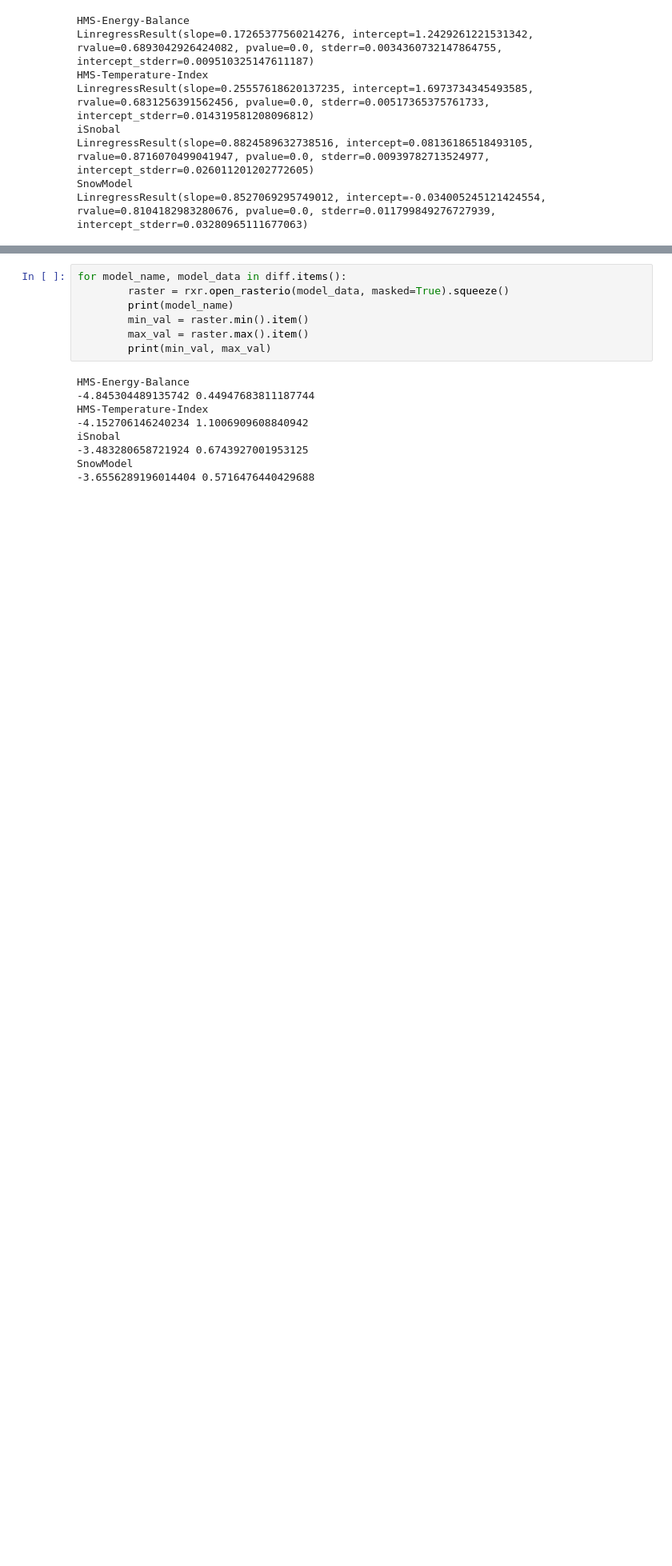
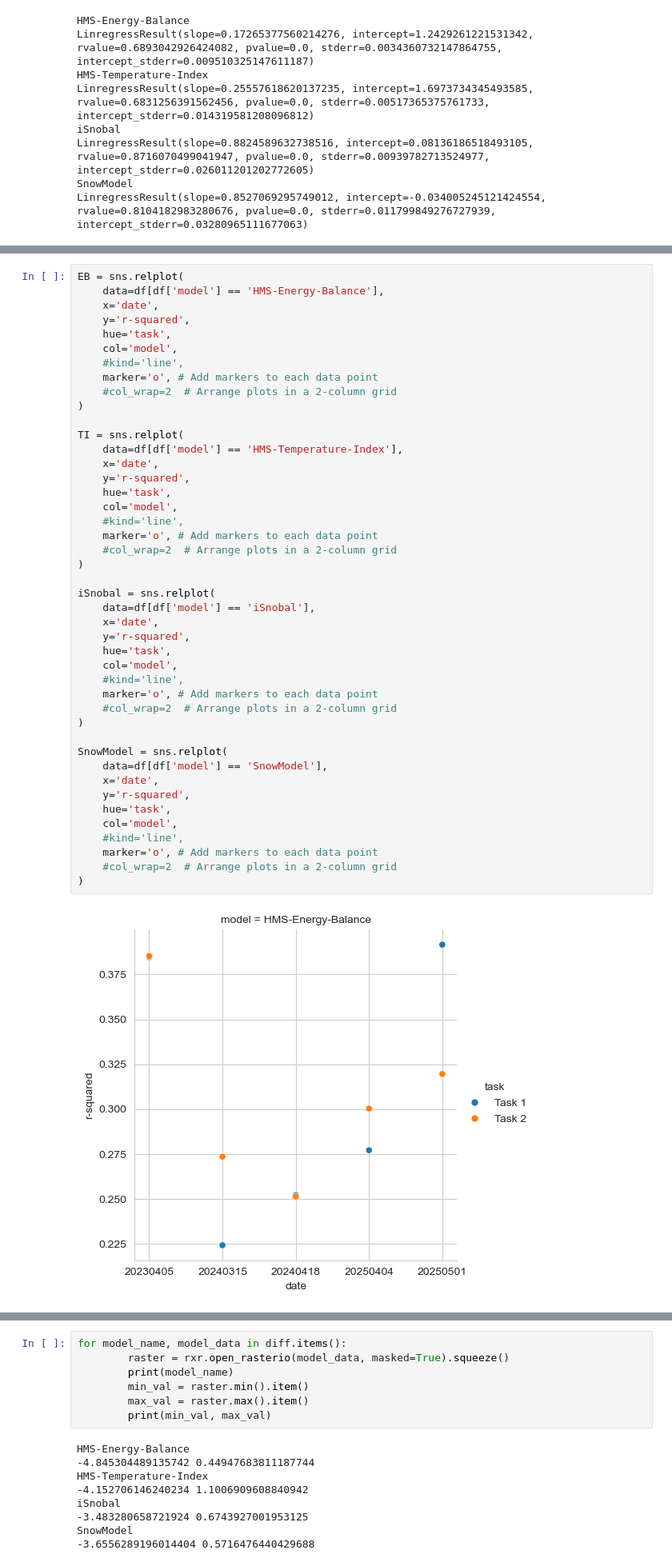
Before and after one commit to naniciafone/SIRO, a Jupyter notebook: notebooks/analysis.ipynb, the cells around one changed output, grey strips where cells are left out. Shown at 80% size. Cells and saved outputs as stored; diff of their text form; blank space fills up the shorter version.

```diff
--- a/notebooks/analysis.ipynb
+++ b/notebooks/analysis.ipynb
@@ -165,0 +258,46 @@ LinregressResult(slope=0.8527069295749012, intercept=-0.034005245121424554, rval
+# %%
+EB = sns.relplot(
+    data=df[df['model'] == 'HMS-Energy-Balance'],
+    x='date',
+    y='r-squared',
+    hue='task',
+    col='model',
+    #kind='line',
+    marker='o', # Add markers to each data point
+    #col_wrap=2  # Arrange plots in a 2-column grid
+)
+
+TI = sns.relplot(
+    data=df[df['model'] == 'HMS-Temperature-Index'],
+    x='date',
+    y='r-squared',
+    hue='task',
+    col='model',
+    #kind='line',
+    marker='o', # Add markers to each data point
+    #col_wrap=2  # Arrange plots in a 2-column grid
+)
+
+iSnobal = sns.relplot(
+    data=df[df['model'] == 'iSnobal'],
+    x='date',
+    y='r-squared',
+    hue='task',
+    col='model',
+    #kind='line',
+    marker='o', # Add markers to each data point
+    #col_wrap=2  # Arrange plots in a 2-column grid
+)
+
+SnowModel = sns.relplot(
+    data=df[df['model'] == 'SnowModel'],
+    x='date',
+    y='r-squared',
+    hue='task',
+    col='model',
+    #kind='line',
+    marker='o', # Add markers to each data point
+    #col_wrap=2  # Arrange plots in a 2-column grid
+)
+# %% [output]
+[figure, added]
```
Also changed, not shown: parts of 10 cells of this notebook.
